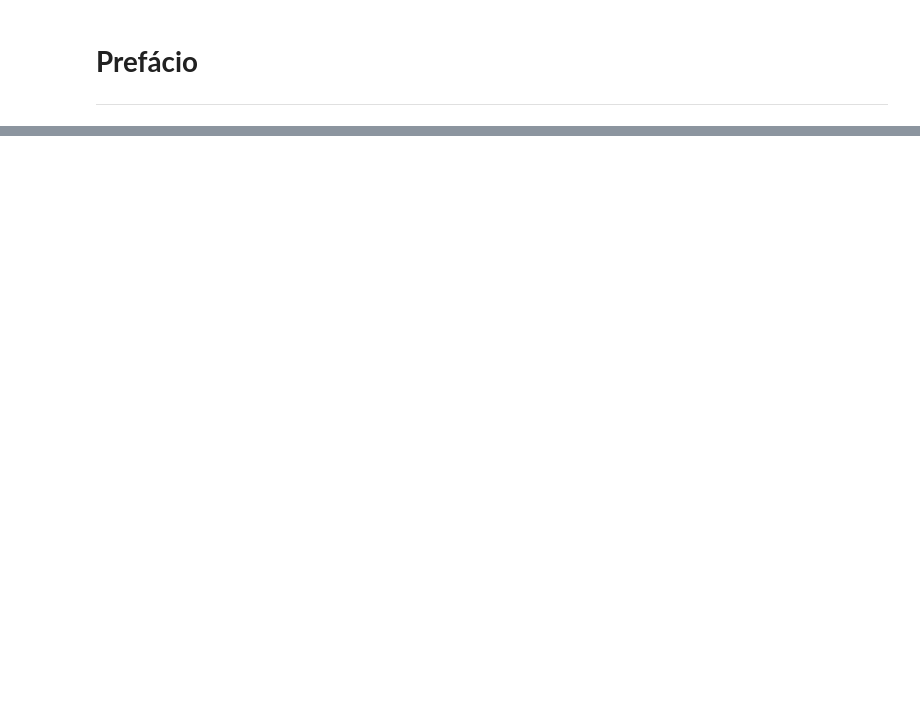
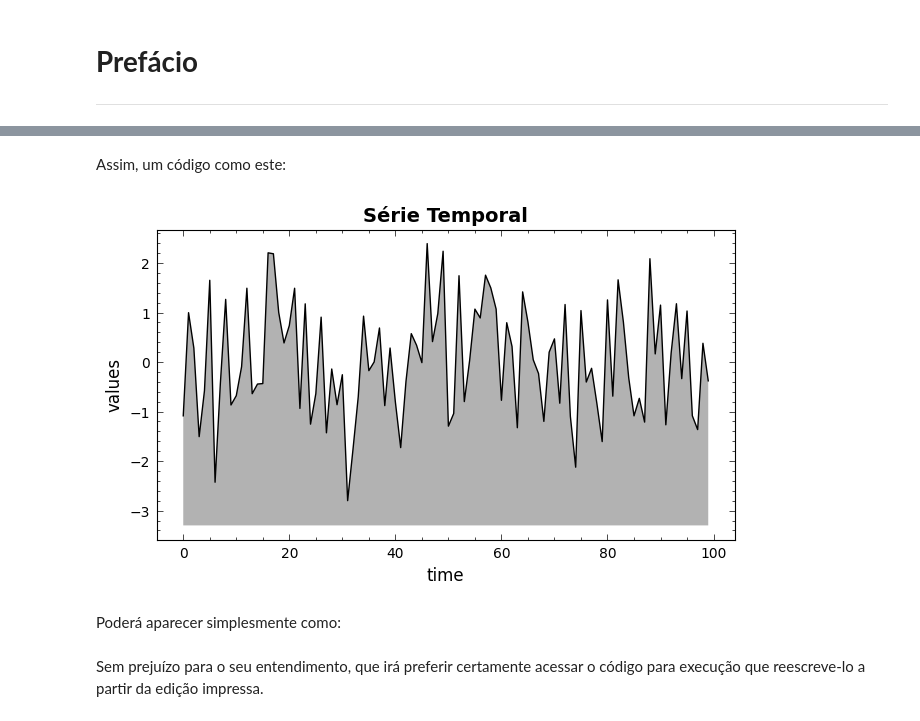
Before and after one commit to Rogerio-mack/Temporal, a Jupyter notebook: prefacio.ipynb, the cells around one changed output, grey strips where cells are left out. Drawn from its saved outputs; the diff is of its cells as text; code cells hidden in the pictures; blank space fills up the shorter version.

```diff
--- a/prefacio.ipynb
+++ b/prefacio.ipynb
@@ -20,0 +33,26 @@ Todos os códigos deste livro foram desenvolvidos e executados em `Python` no am
+# %%
+#@markdown
+from matplotlib import pyplot as plt
+path = 'https://github.com/Rogerio-mack/Temporal/raw/main/Data/'
+plt.style.use([ 'grayscale' , 'https://github.com/Rogerio-mack/Temporal/raw/main/tsp.mplstyle' ])
+# %% [markdown]
+Assim, um código como este:
+# %%
+import numpy as np
+from matplotlib import pyplot as plt
+
+np.random.seed(123)
+TS = np.random.randn(100)
+t = [t for t in range(len(TS))]
+
+plt.plot(TS, '-')
+plt.fill_between(t, TS, TS.min()-0.5, where=(TS > TS.min()-0.5),alpha=0.3)
+
+plt.title("Série Temporal")
+plt.xlabel('time')
+plt.ylabel('values')
+plt.show()
+# %% [output]
+[figure, added]
+# %% [markdown]
+Poderá aparecer simplesmente como:
@@ -20,0 +66,2 @@ Todos os códigos deste livro foram desenvolvidos e executados em `Python` no am
+# %% [markdown]
+Sem prejuízo para o seu entendimento, que irá preferir certamente acessar o código para execução que reescreve-lo a partir da edição impressa.
```
Also changed, not shown: parts of 2 cells of this notebook.
